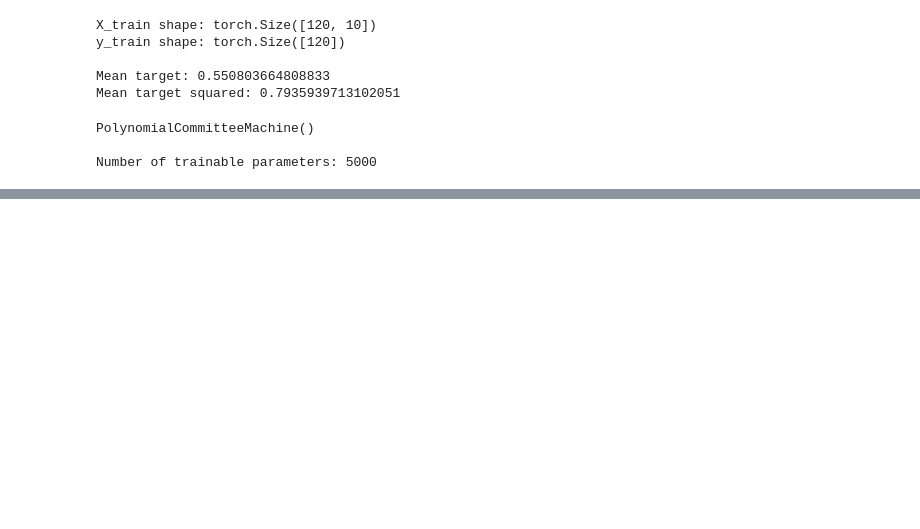
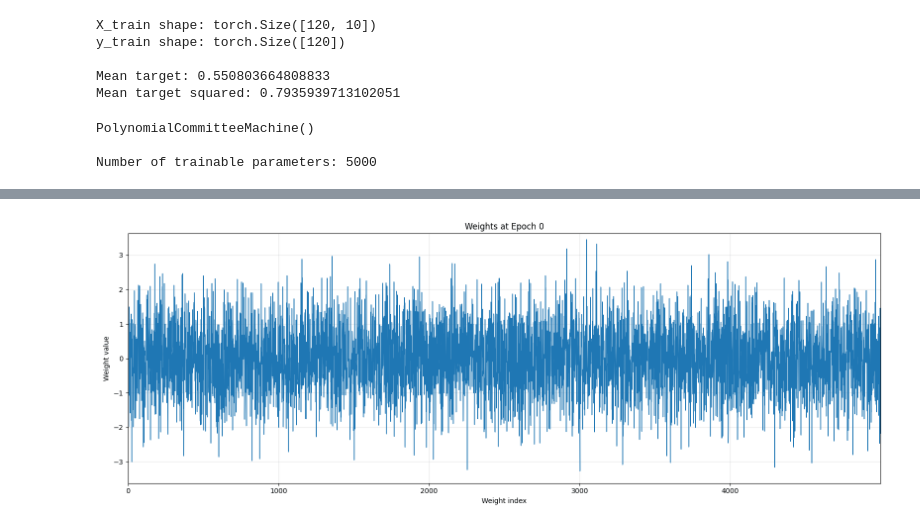
Before and after one commit to DigoShane/GitHub-ML, a Jupyter notebook: Kumar_Grokking.ipynb, the cells around one changed output, grey strips where cells are left out. Cells and saved outputs as stored; diff of their text form; code cells hidden in the pictures; blank space fills up the shorter version.

```diff
--- a/Kumar_Grokking.ipynb
+++ b/Kumar_Grokking.ipynb
@@ -549,0 +487,74 @@ plt.show()
+# %%
+# ============================================================
+# CELL 9: CREATE WEIGHT-EVOLUTION GIF (LINE PLOT)
+# ============================================================
+
+from matplotlib.animation import FuncAnimation, PillowWriter
+from IPython.display import Image, display
+
+# Convert stored weights to one array
+# Shape: (num_frames, num_weights)
+W_history = np.array(weight_history)
+
+# Epochs corresponding to saved weights
+epoch_history = np.array(history["epoch"])
+
+# Common y-axis range for all frames
+max_weight = np.max(np.abs(W_history))
+
+# x-axis = weight index
+x = np.arange(W_history.shape[1])
+
+# ------------------------------------------------------------
+# Create figure once
+# ------------------------------------------------------------
+
+fig, ax = plt.subplots(figsize=(16, 6))
+
+line, = ax.plot(x, W_history[0], linewidth=1.0)
+
+ax.set_xlabel("Weight index")
+ax.set_ylabel("Weight value")
+
+ax.set_xlim(0, W_history.shape[1] - 1)
+ax.set_ylim(-1.05 * max_weight, 1.05 * max_weight)
+
+ax.grid(alpha=0.3)
+
+title = ax.set_title(f"Weights at Epoch {epoch_history[0]}")
+
+fig.tight_layout()
+
+# ------------------------------------------------------------
+# Update function
+# ------------------------------------------------------------
+
+def update(frame):
+    line.set_ydata(W_history[frame])
+    title.set_text(f"Weights at Epoch {epoch_history[frame]}")
+    return line,
+
+# ------------------------------------------------------------
+# Animation
+# ------------------------------------------------------------
+
+animation = FuncAnimation(
+    fig,
+    update,
+    frames=len(W_history),
+    interval=100,
+    blit=True
+)
+
+gif_filename = "weight_evolution_line.gif"
+
+animation.save(
+    gif_filename,
+    writer=PillowWriter(fps=10)
+)
+
+plt.close(fig)
+
+display(Image(filename=gif_filename))
+# %% [output]
+[figure, added]
```
Also changed, not shown: parts of 8 cells of this notebook.
